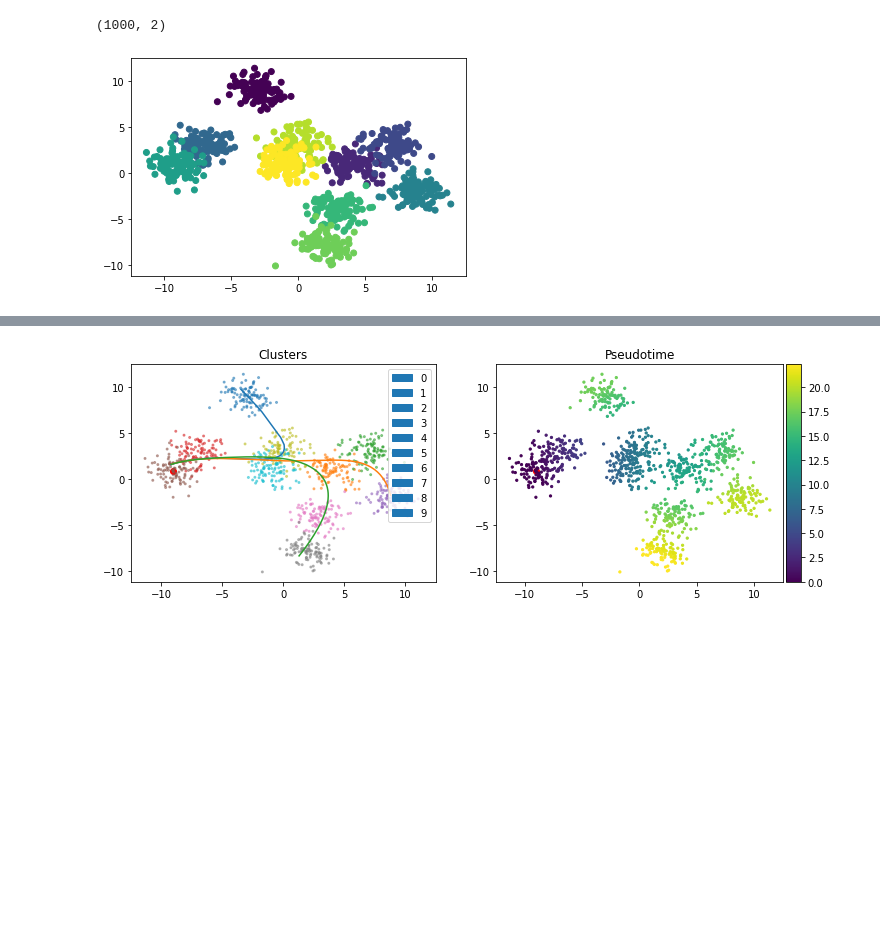
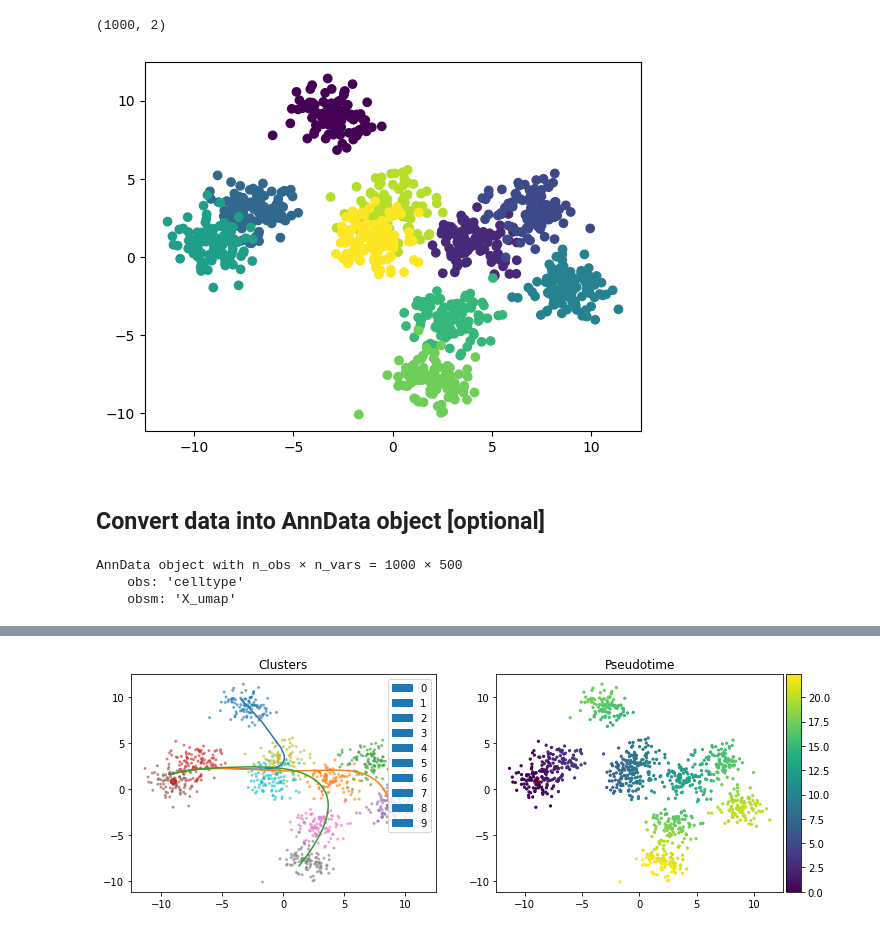
Before and after one commit to mossjacob/pyslingshot, a Jupyter notebook: slingshot.ipynb, the cells around one changed output, grey strips where cells are left out. Saved outputs shown, nothing was run; the diff lists cells and outputs as text; code cells hidden in the pictures; blank space fills up the shorter version.

```diff
--- a/slingshot.ipynb
+++ b/slingshot.ipynb
@@ -11,41 +10,50 @@ from slingshot import Slingshot
 # %%
 load=True
 num_cells = 1000
 num_dims_reduced = 2
 num_branches = 2
 K = 10 # cluster labels
 if num_branches == 2:
     filename = 'fakedata-2branch.npy'
     start_node = 5
 else:
     filename = 'fakedata-1branch.npy'
     start_node = 4
 
 if load:
     data = np.load(filename, allow_pickle=True).item()
     cluster_labels = data['cluster_labels']
-    data = data['data'].numpy()
+    data = data['data']
 else:
     cluster_labels = np.zeros([num_cells], dtype=int)
     data = list()
     for k in range(K):
         cells = num_cells // K
-        offset = torch.randint(20, torch.Size([2])) - 10
+        offset = np.random.randint(20, 2) - 10
         print(offset.shape)
 
-        data.append(offset + torch.randn(torch.Size([num_cells//K, num_dims_reduced])))
+        data.append(offset + np.random.randn(num_cells//K, num_dims_reduced))
         cluster_labels[k*cells:(k+1)*cells] = k
-    data = torch.cat(data)
+    data = np.concatenate(data)
     np.save(filename, dict(data=data, cluster_labels=cluster_labels))
 plt.scatter(data[:, 0], data[:, 1], c=cluster_labels)
-
-cluster_labels_onehot = np.zeros((cluster_labels.shape[0], cluster_labels.max()+1))
-cluster_labels_onehot[np.arange(cluster_labels.shape[0]), cluster_labels] = 1
-
-print(data.shape)
 # %% [output]
 (1000, 2)
-[figure, old version]
+[figure, new version]
+# %% [markdown]
+## Convert data into AnnData object [optional]
+# %%
+from anndata import AnnData
+num_cells = 1000
+num_genes = 500
+ad = AnnData(np.zeros((num_cells, num_genes)))
+ad.obsm["X_umap"] = data
+ad.obs["celltype"] = cluster_labels
+ad
+# %% [output]
+AnnData object with n_obs × n_vars = 1000 × 500
+    obs: 'celltype'
+    obsm: 'X_umap'
 # %%
 fig, axes = plt.subplots(nrows=2, ncols=2, figsize=(10, 10))
 custom_xlim = (-12, 12)
```
Also changed, not shown: parts of 2 cells of this notebook, 11 other files.
